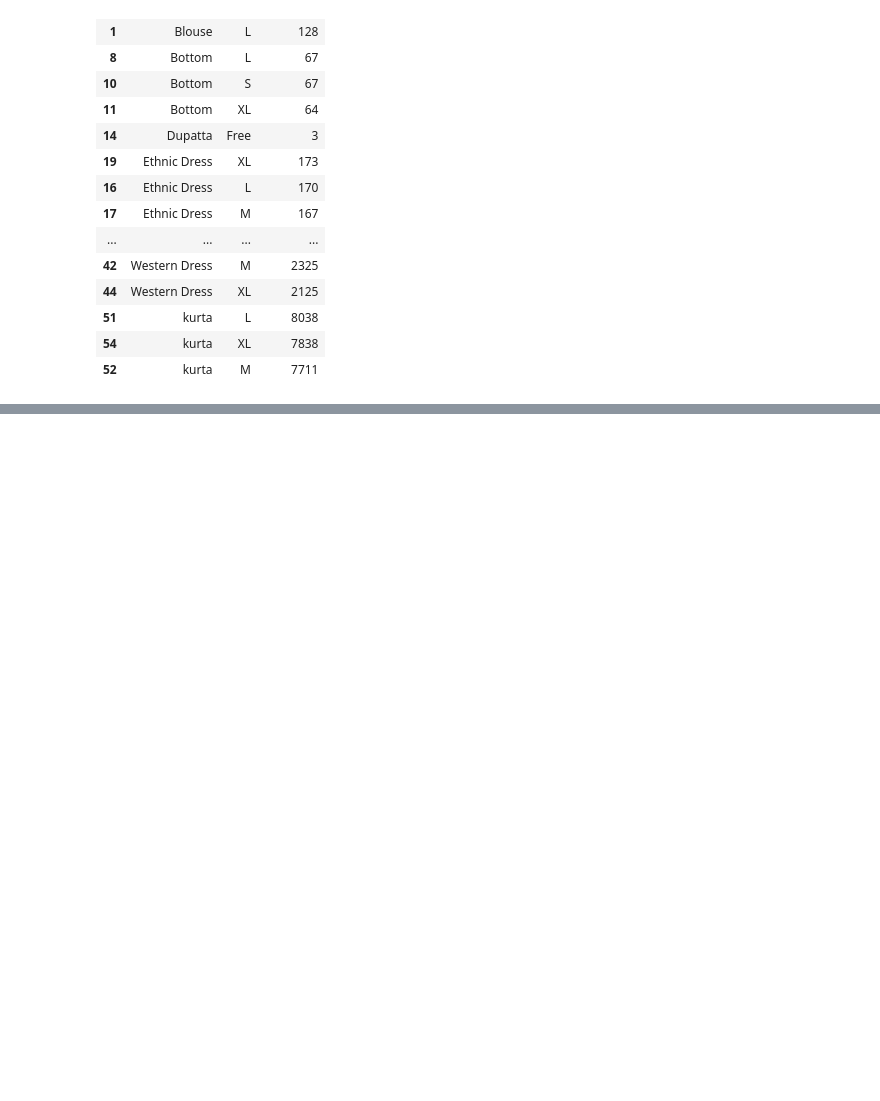
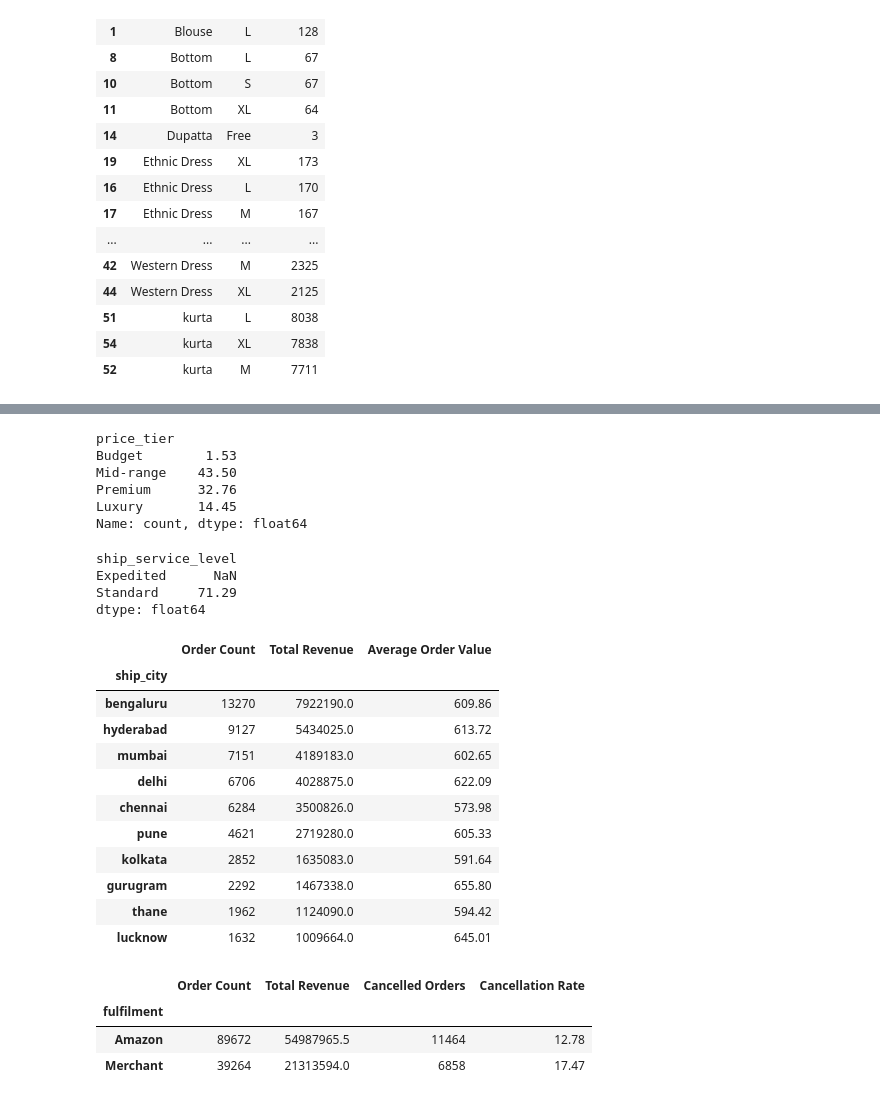
Before and after one commit to ibrahimsaber1/IMDB-movies-Analysis, a Jupyter notebook: amazon_sales.ipynb, the cells around one changed output, grey strips where cells are left out. Cells and saved outputs as stored; diff of their text form; code cells hidden in the pictures; blank space fills up the shorter version.

```diff
--- a/amazon_sales.ipynb
+++ b/amazon_sales.ipynb
@@ -1067,0 +1121,12 @@ px.bar(top_sizes_by_category,
+# %%
+# 9. What's the distribution of orders by price tier?
+price_tier_distribution = df['price_tier'].value_counts().sort_index()
+price_tier_percentage = (price_tier_distribution / len(df) * 100).round(2)
+price_tier_percentage
+# %% [output]
+price_tier
+Budget        1.53
+Mid-range    43.50
+Premium      32.76
+Luxury       14.45
+Name: count, dtype: float64
@@ -1067,0 +1139,11 @@ px.bar(top_sizes_by_category,
+# %%
+# 10. How does shipping service level affect delivery success?
+shipping_success = df[df['status'].str.contains('Delivered', na=False)]
+delivery_rate = (shipping_success.groupby('ship_service_level').size() /
+                df.groupby('ship_service_level').size() * 100).round(2)
+delivery_rate
+# %% [output]
+ship_service_level
+Expedited      NaN
+Standard     71.29
+dtype: float64
@@ -1067,0 +1155,23 @@ px.bar(top_sizes_by_category,
+# %%
+# 11. Which cities are the top performers in terms of order volume and revenue?
+city_performance = df.groupby('ship_city').agg({
+    'order_id': 'count',
+    'total_revenue': 'sum',
+    'amount': 'mean'
+}).round(2)
+city_performance.columns = ['Order Count', 'Total Revenue', 'Average Order Value']
+top_cities = city_performance.sort_values('Total Revenue', ascending=False).head(10)
+top_cities
+# %% [output]
+|  | Order Count | Total Revenue | Average Order Value |
+| ship_city |  |  |  |
+| bengaluru | 13270 | 7922190.0 | 609.86 |
+| hyderabad | 9127 | 5434025.0 | 613.72 |
+| mumbai | 7151 | 4189183.0 | 602.65 |
+| delhi | 6706 | 4028875.0 | 622.09 |
+| chennai | 6284 | 3500826.0 | 573.98 |
+| pune | 4621 | 2719280.0 | 605.33 |
+| kolkata | 2852 | 1635083.0 | 591.64 |
+| gurugram | 2292 | 1467338.0 | 655.80 |
+| thane | 1962 | 1124090.0 | 594.42 |
+| lucknow | 1632 | 1009664.0 | 645.01 |
@@ -1067,0 +1190,16 @@ px.bar(top_sizes_by_category,
+# %%
+# 12. What's the order fulfillment distribution (Amazon vs Merchant)?
+fulfillment_stats = df.groupby('fulfilment').agg({
+    'order_id': 'count',
+    'total_revenue': 'sum',
+    'status': lambda x: (x == 'Cancelled').sum()
+})
+fulfillment_stats.columns = ['Order Count', 'Total Revenue', 'Cancelled Orders']
+fulfillment_stats['Cancellation Rate'] = (fulfillment_stats['Cancelled Orders'] /
+                                         fulfillment_stats['Order Count'] * 100).round(2)
+fulfillment_stats
+# %% [output]
+|  | Order Count | Total Revenue | Cancelled Orders | Cancellation Rate |
+| fulfilment |  |  |  |  |
+| Amazon | 89672 | 54987965.5 | 11464 | 12.78 |
+| Merchant | 39264 | 21313594.0 | 6858 | 17.47 |
```
Also changed, not shown: parts of 30 cells of this notebook, 8 other files.
